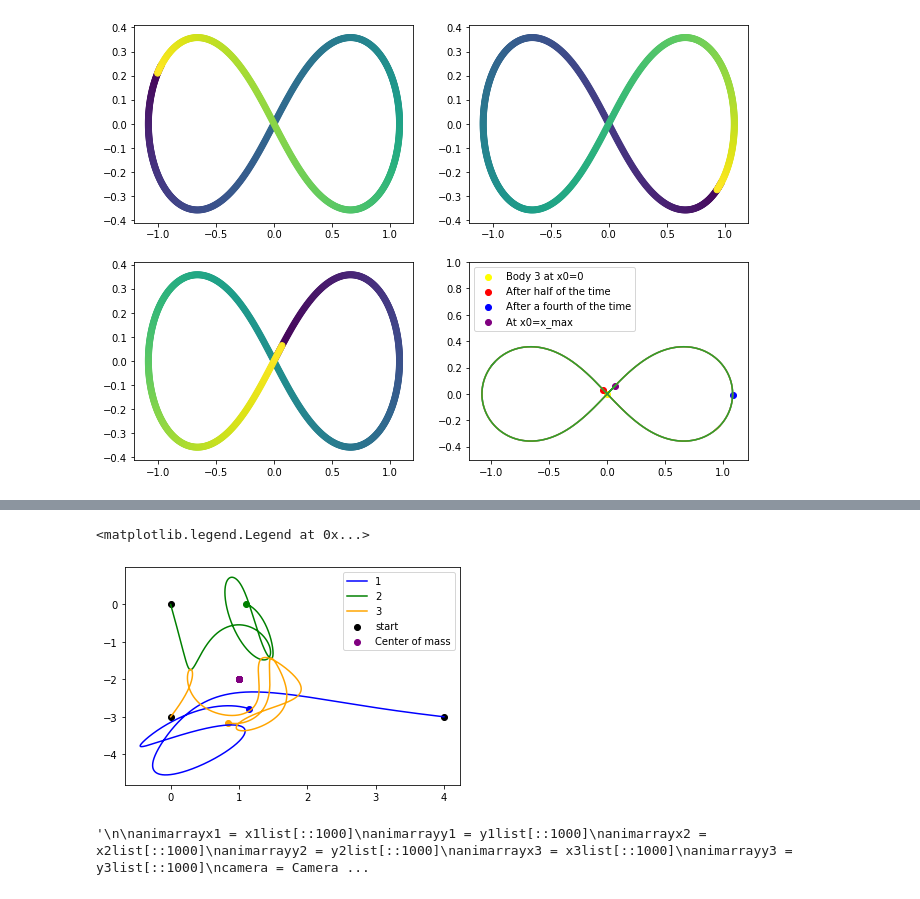
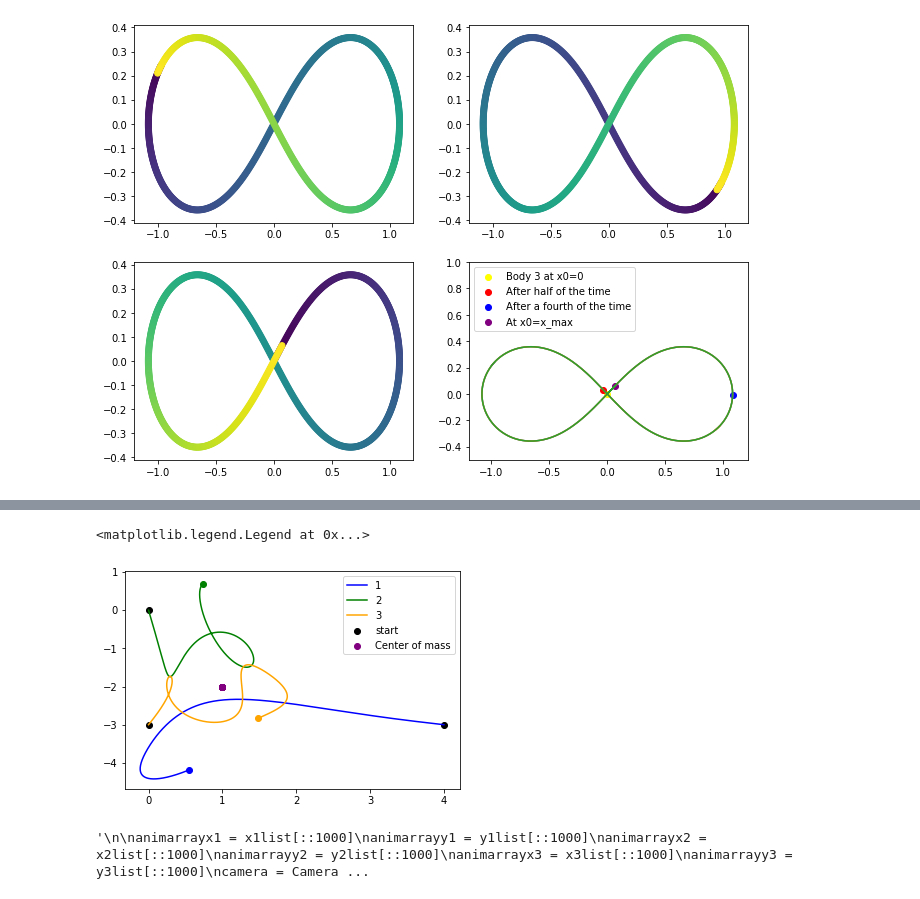
Before and after one commit to nlwach/Comp_Phys_zettel, a Jupyter notebook: Comp_Phys_Zettel/Zettel 3/Zettel_3_Noah.ipynb, the cells around one changed output, grey strips where cells are left out. Drawn from its saved outputs; the diff is of its cells as text; code cells hidden in the pictures.

```diff
--- a/Comp_Phys_Zettel/Zettel 3/Zettel_3_Noah.ipynb
+++ b/Comp_Phys_Zettel/Zettel 3/Zettel_3_Noah.ipynb
@@ -239,10 +237,10 @@ Video("Anim_plot.mp4")
 # %%
 #Start and end of calculation
 x0 = 0
-x_max = 10
+x_max = 6
 
 #Stepsize
-h = 0.00001
+h = 0.0001
 #Masses of bodies
 m1 = 3.
 m2 = 4.
@@ -272,22 +270,22 @@ M = m1+m2+m3
 # %%
 x_center_of_mass = np.array((m1*np.array(x1list))+(m2*np.array(x2list))+(m3*np.array(x3list)))*1/M
 y_center_of_mass = np.array((m1*np.array(y1list))+(m2*np.array(y2list))+(m3*np.array(y3list)))*1/M
 #np.array(x1list)[0]
 
 plt.scatter(x1, y1, color="black", label="start")
 plt.scatter(x_center_of_mass, y_center_of_mass, color="purple", label="Center of mass")
 plt.scatter(x2, y2, color="black")
 plt.scatter(x3, y3, color="black")
 plt.plot(x1list, y1list, color="blue", label="1")
 plt.plot(x2list, y2list, color="green", label="2")
 plt.plot(x3list, y3list, color="orange", label="3")
 plt.scatter(x1list[-1], y1list[-1], color="blue")
 plt.scatter(x2list[-1], y2list[-1], color="green")
 plt.scatter(x3list[-1], y3list[-1], color="orange")
-plt.legend()
+plt.legend(loc="upper right")
 # %% [output]
 <matplotlib.legend.Legend at 0x...>
-[figure, old version]
+[figure, new version]
 # %%
 """
 
```
Also changed, not shown: parts of 2 cells of this notebook.
